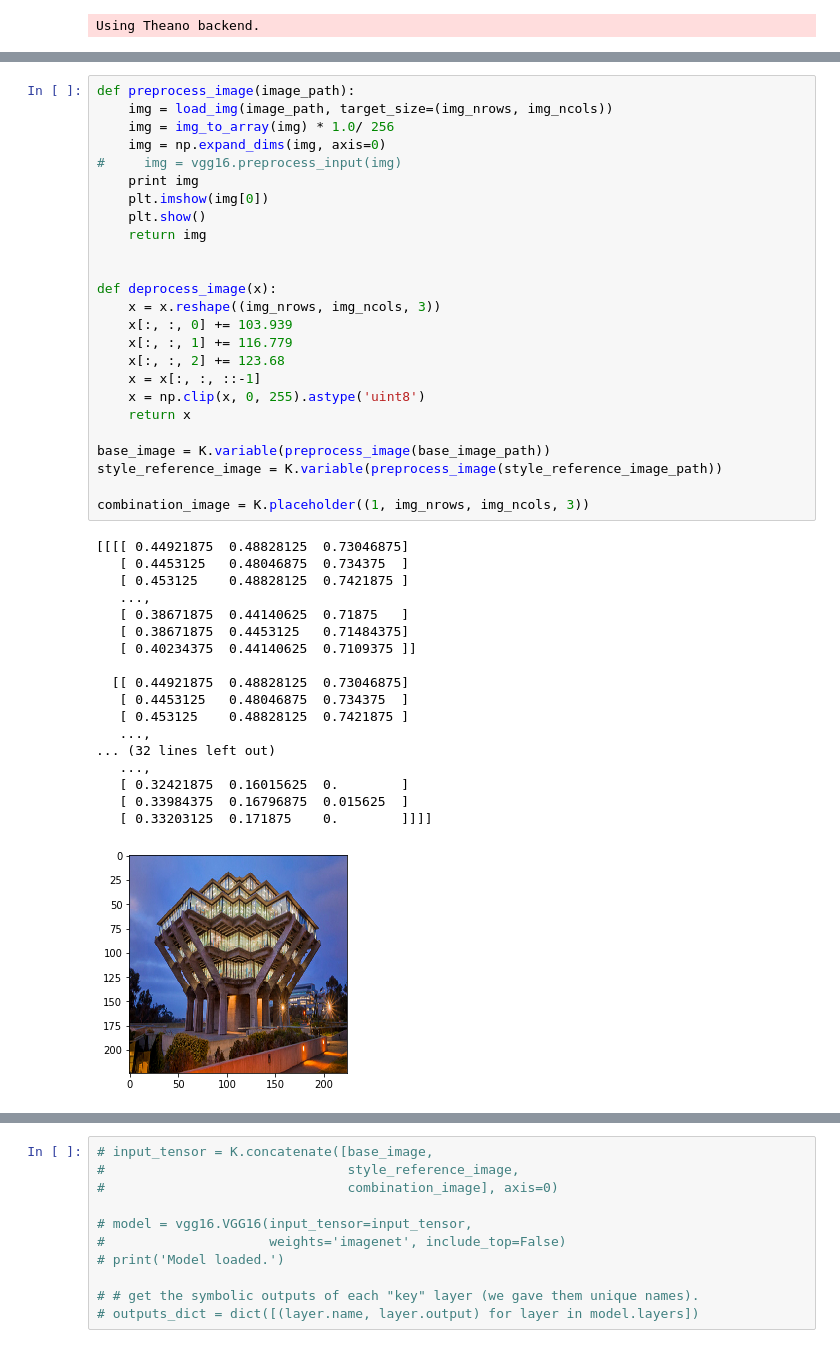
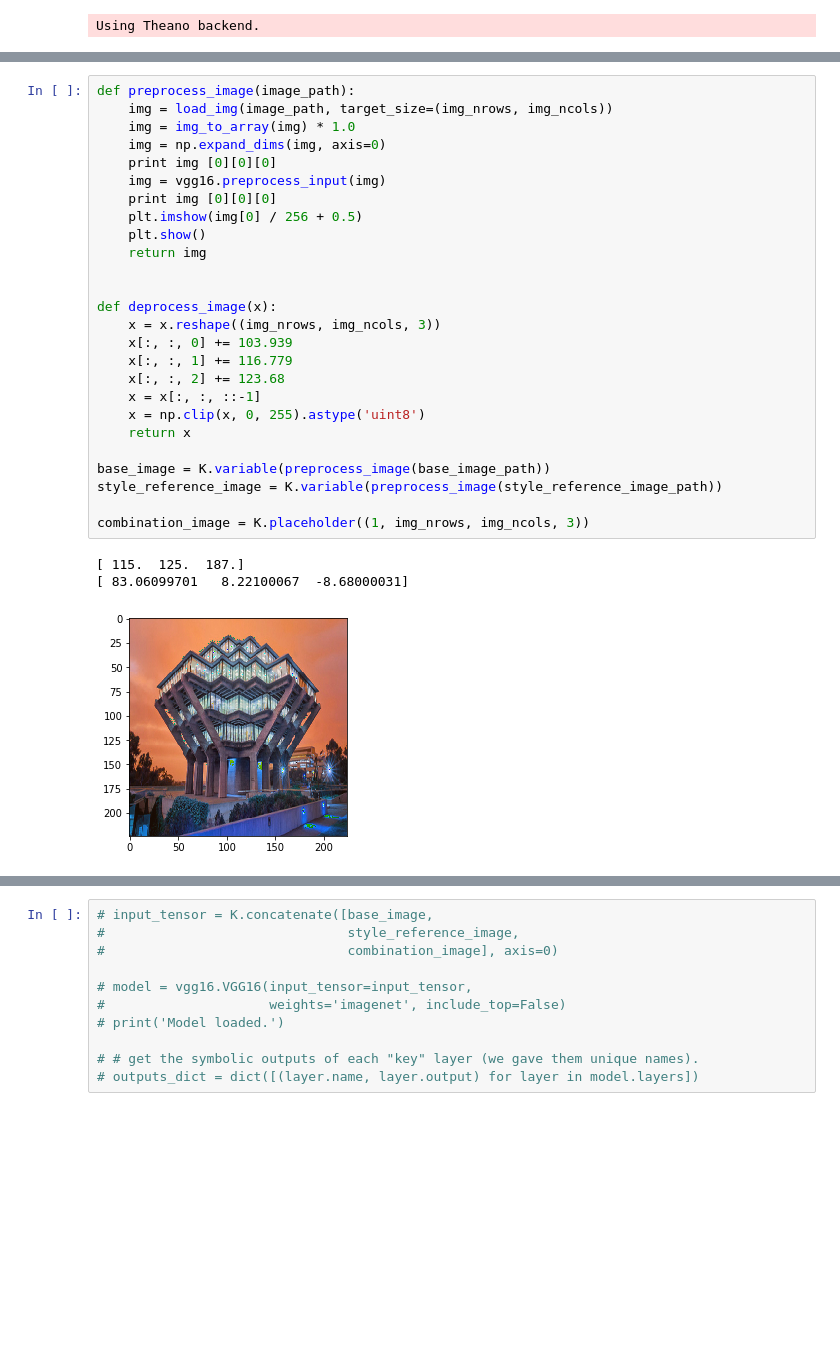
Before and after one commit to aliasvishnu/Generative-Style-Transfer, a Jupyter notebook: GNST-v2.ipynb, the cells around one changed output, grey strips where cells are left out. Drawn from its saved outputs; the diff is of its cells as text; blank space fills up the shorter version.

Commit message:
Preprocess y_pred, how?

```diff
--- a/GNST-v2.ipynb
+++ b/GNST-v2.ipynb
@@ -40,44 +40,30 @@ img_ncols = 224#int(width * img_nrows / height)
 # %%
 def preprocess_image(image_path):
     img = load_img(image_path, target_size=(img_nrows, img_ncols))
-    img = img_to_array(img) * 1.0/ 256
+    img = img_to_array(img) * 1.0
     img = np.expand_dims(img, axis=0)
-#     img = vgg16.preprocess_input(img)
-    print img
-    plt.imshow(img[0])
+    print img [0][0][0]
+    img = vgg16.preprocess_input(img)
+    print img [0][0][0]
+    plt.imshow(img[0] / 256 + 0.5)
     plt.show()
     return img
 
 
 def deprocess_image(x):
     x = x.reshape((img_nrows, img_ncols, 3))
     x[:, :, 0] += 103.939
     x[:, :, 1] += 116.779
     x[:, :, 2] += 123.68
     x = x[:, :, ::-1]
     x = np.clip(x, 0, 255).astype('uint8')
     return x
 
 base_image = K.variable(preprocess_image(base_image_path))
 style_reference_image = K.variable(preprocess_image(style_reference_image_path))
 
 combination_image = K.placeholder((1, img_nrows, img_ncols, 3))
 # %% [output]
-[[[[ 0.44921875  0.48828125  0.73046875]
-   [ 0.4453125   0.48046875  0.734375  ]
-   [ 0.453125    0.48828125  0.7421875 ]
-   ...,
-   [ 0.38671875  0.44140625  0.71875   ]
-   [ 0.38671875  0.4453125   0.71484375]
-   [ 0.40234375  0.44140625  0.7109375 ]]
-
-  [[ 0.44921875  0.48828125  0.73046875]
-   [ 0.4453125   0.48046875  0.734375  ]
-   [ 0.453125    0.48828125  0.7421875 ]
-   ...,
-... (32 lines left out)
-   ...,
-   [ 0.32421875  0.16015625  0.        ]
-   [ 0.33984375  0.16796875  0.015625  ]
-   [ 0.33203125  0.171875    0.        ]]]]
+[ 115.  125.  187.]
+[ 83.06099701   8.22100067  -8.68000031]
-[figure, old version]
+[figure, new version]
```
Also changed, not shown: parts of 9 cells of this notebook.
